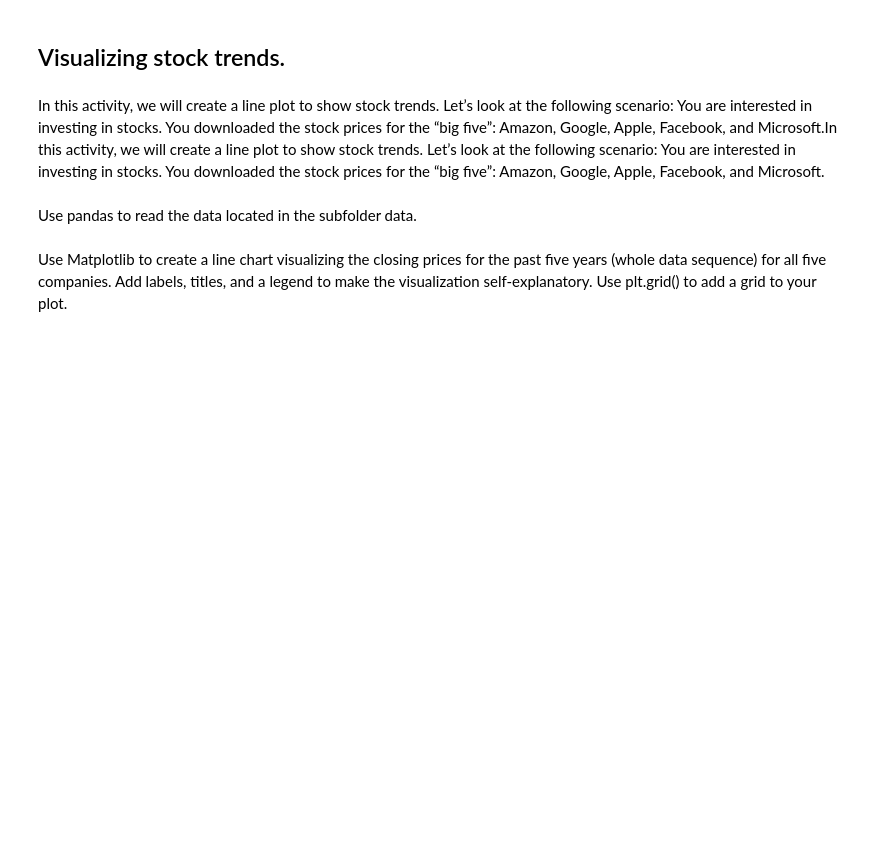
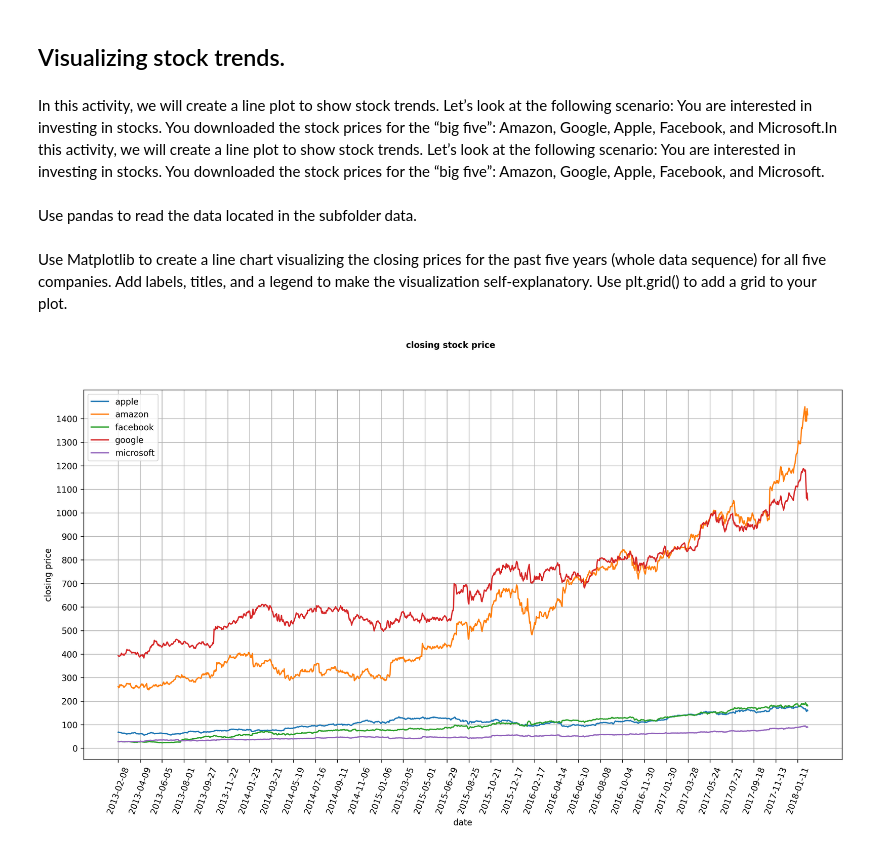
Before and after one commit to ashen007/Data-Visualization-with-Python, a Jupyter notebook: Lesson03/Activity12/activity12.ipynb, the cells around one changed output. Cells and saved outputs as stored; diff of their text form; code cells hidden in the pictures; blank space fills up the shorter version.

```diff
--- a/Lesson03/Activity12/activity12.ipynb
+++ b/Lesson03/Activity12/activity12.ipynb
@@ -10,25 +11,41 @@ import pandas as pd
 Use pandas to read the data located in the subfolder data.
 # %%
 # load datasets
-AAPL_data = pd.read_csv('./data/AAPL_data.csv', delimiter=',', header=True)
-AMZN_data = pd.read_csv('./data/AMZN_data.csv', delimiter=',', header=True)
-FB_data = pd.read_csv('./data/FB_data.csv', delimiter=',', header=True)
-GOOGL_data = pd.read_csv('./data/GOOGL_data.csv', delimiter=',', header=True)
-MSFT_data = pd.read_csv('./data/MSFT_data.csv', delimiter=',', header=True)
+AAPL_data = pd.read_csv('./data/AAPL_data.csv', delimiter=',')
+AMZN_data = pd.read_csv('./data/AMZN_data.csv', delimiter=',')
+FB_data = pd.read_csv('./data/FB_data.csv', delimiter=',')
+GOOGL_data = pd.read_csv('./data/GOOGL_data.csv', delimiter=',')
+MSFT_data = pd.read_csv('./data/MSFT_data.csv', delimiter=',')
 # %% [markdown]
 Use Matplotlib to create a line chart visualizing the closing prices for the past five years (whole data sequence) for all five companies. Add labels, titles, and a legend to make the visualization self-explanatory. Use plt.grid() to add a grid to your plot.
 # %%
 # Create figure (figure size of 16"x8", dpi of 300)
+fig = plt.figure(figsize=[16,8], dpi=300)
 
 # Plot data
+plt.plot('date','close', data=AAPL_data, label='apple')
+plt.plot('date','close', data=AMZN_data, label='amazon')
+plt.plot('date','close', data=FB_data, label='facebook')
+plt.plot('date','close', data=GOOGL_data, label='google')
+plt.plot('date','close', data=MSFT_data, label='microsoft')
 
 # Specify ticks for x- and y-axis
+
 plt.xticks(np.arange(0, 1260, 40), rotation=70)
 plt.yticks(np.arange(0, 1450, 100))
 # Add title and labels
 
+plt.xlabel('date')
+plt.ylabel('closing price')
+fig.suptitle('closing stock price', fontsize=10, fontweight='bold')
 # Add grid
+plt.grid()
 
 # Add legend
+plt.legend()
 
 # Show plot
+plt.savefig('stock_price.png')
+plt.show()
+# %% [output]
+[figure, added]
```
Also changed, not shown: parts of 1 cell of this notebook, 1 other file.
